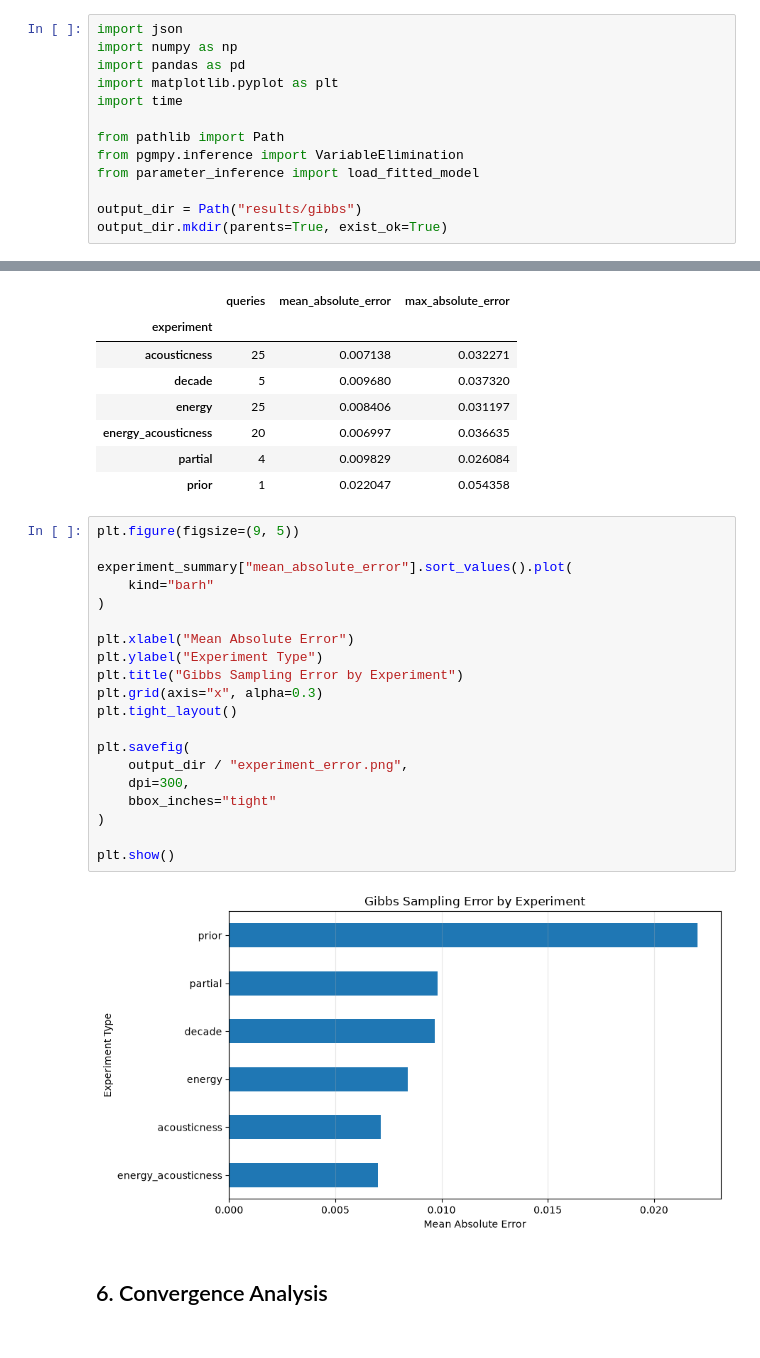
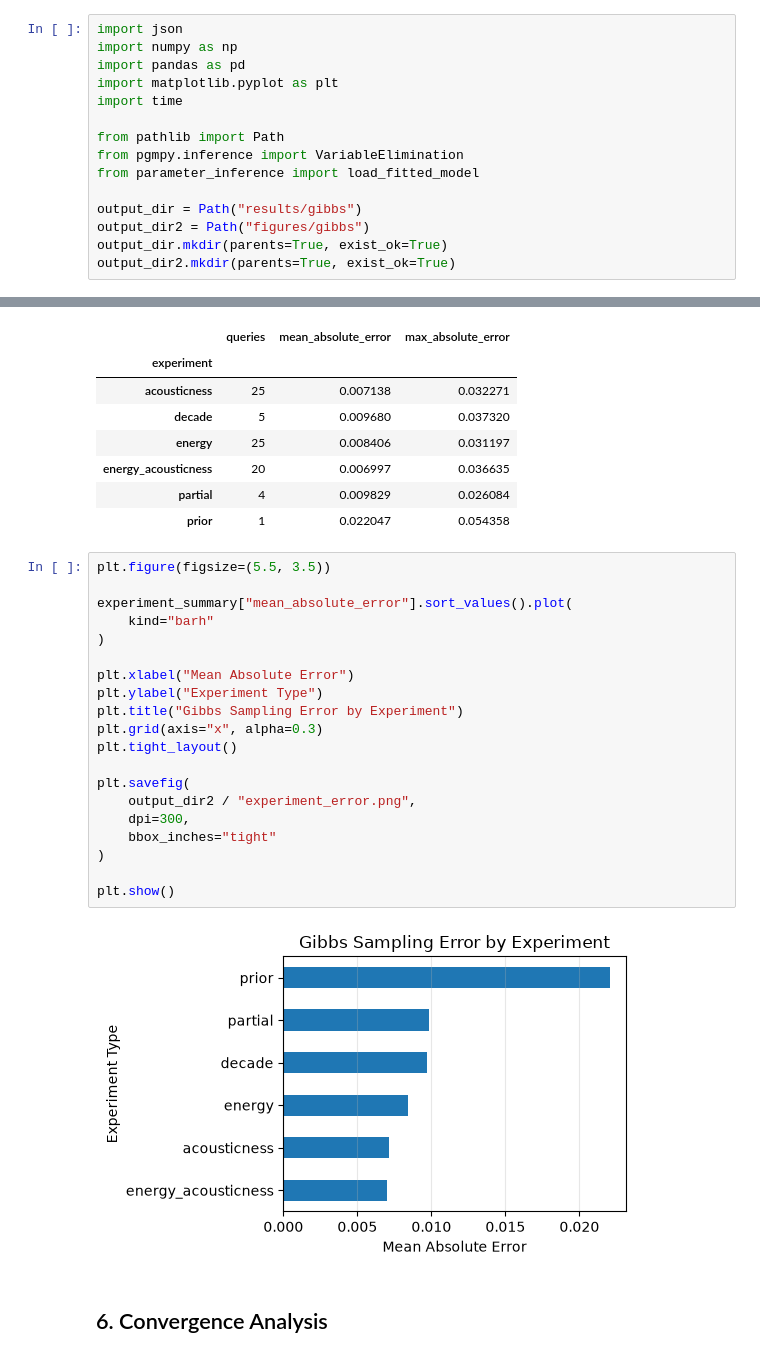
Before and after one commit to ijding/CSE150A_250A_FA_26_Project, a Jupyter notebook: approximate_inference.ipynb, the cells around one changed output, grey strips where cells are left out. Saved outputs shown, nothing was run; the diff lists cells and outputs as text.

```diff
--- a/approximate_inference.ipynb
+++ b/approximate_inference.ipynb
@@ -14,7 +14,9 @@ from pgmpy.inference import VariableElimination
 from parameter_inference import load_fitted_model
 
 output_dir = Path("results/gibbs")
+output_dir2 = Path("figures/gibbs")
 output_dir.mkdir(parents=True, exist_ok=True)
+output_dir2.mkdir(parents=True, exist_ok=True)
 # %%
 SEED = 150
 
@@ -445,27 +447,27 @@ experiment_summary
 | partial | 4 | 0.009829 | 0.026084 |
 | prior | 1 | 0.022047 | 0.054358 |
 # %%
-plt.figure(figsize=(9, 5))
+plt.figure(figsize=(5.5, 3.5))
 
 experiment_summary["mean_absolute_error"].sort_values().plot(
     kind="barh"
 )
 
 plt.xlabel("Mean Absolute Error")
 plt.ylabel("Experiment Type")
 plt.title("Gibbs Sampling Error by Experiment")
 plt.grid(axis="x", alpha=0.3)
 plt.tight_layout()
 
 plt.savefig(
-    output_dir / "experiment_error.png",
+    output_dir2 / "experiment_error.png",
     dpi=300,
     bbox_inches="tight"
 )
 
 plt.show()
 # %% [output]
-[figure, old version]
+[figure, new version]
 # %% [markdown]
 ## 6. Convergence Analysis
 # %%
```
Also changed, not shown: parts of 6 cells of this notebook, 13 other files.
